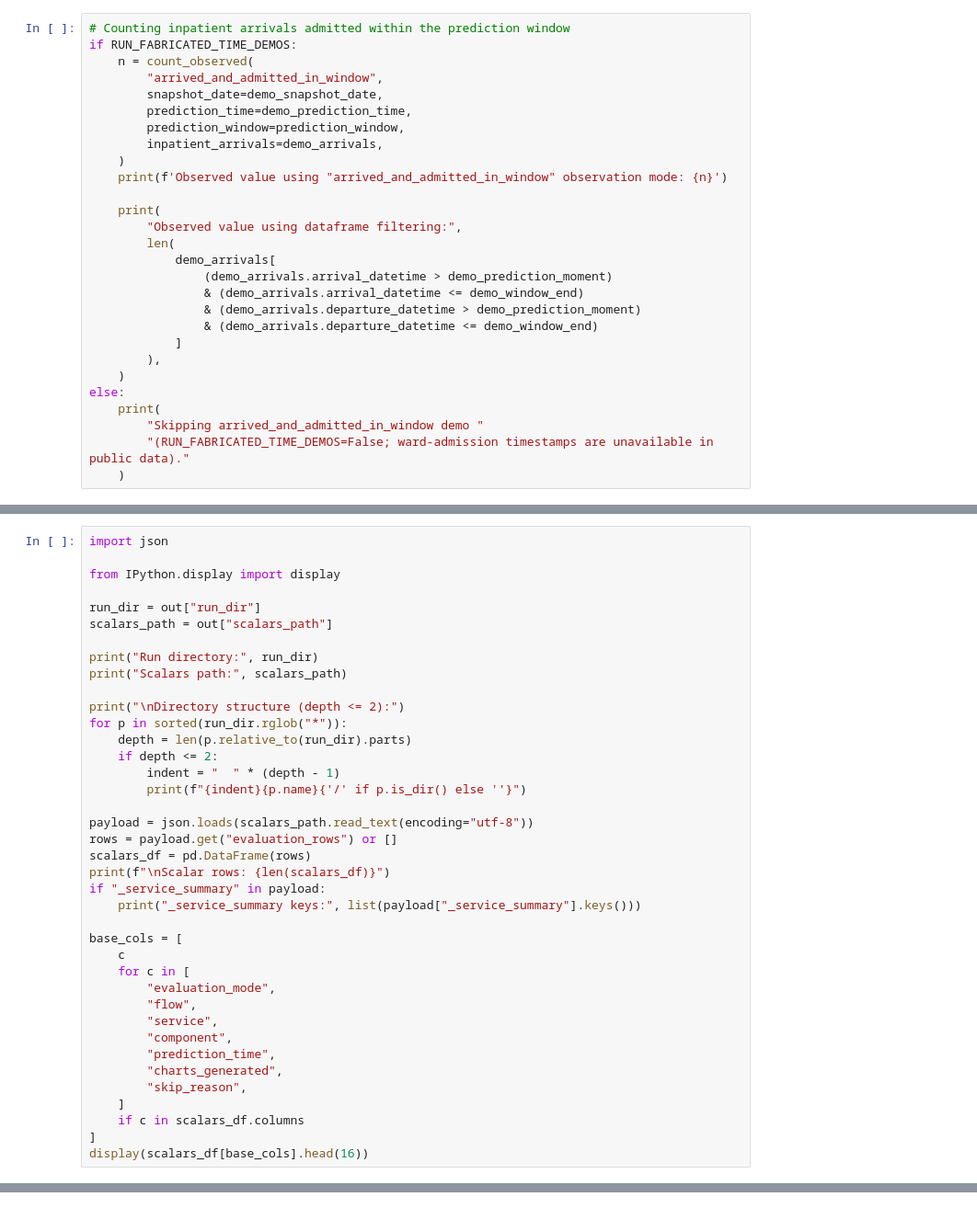
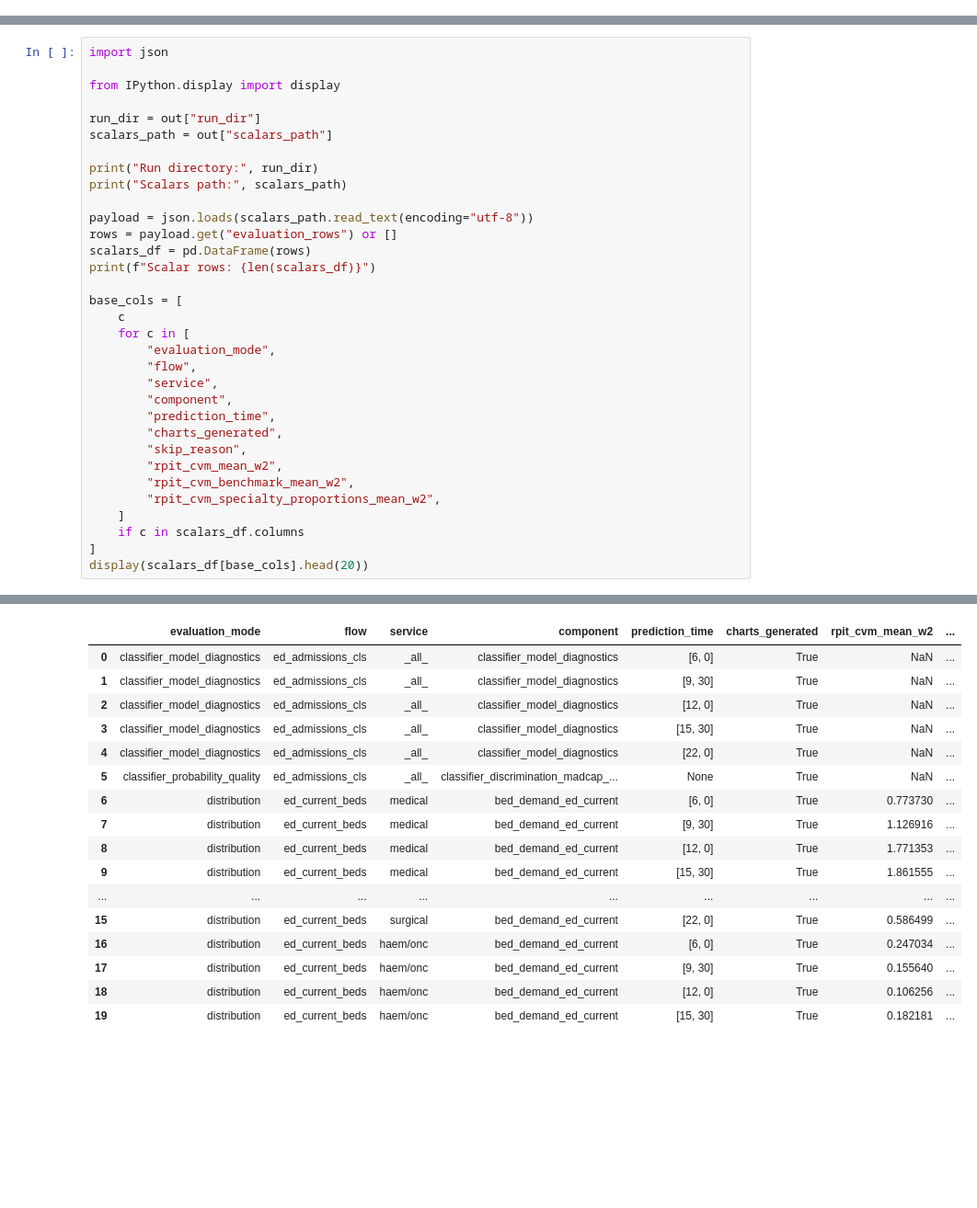
Before and after one commit to UCL-CORU/patientflow, a Jupyter notebook: notebooks/4d_Evaluate_demand_predictions.ipynb, the cells around one changed output, grey strips where cells are left out. Shown at 92% size. Cells and saved outputs as stored; diff of their text form; blank space fills up the shorter version.

```diff
--- a/notebooks/4d_Evaluate_demand_predictions.ipynb
+++ b/notebooks/4d_Evaluate_demand_predictions.ipynb
@@ -288,28 +0,0 @@ print(
-# %%
-# Counting inpatient arrivals admitted within the prediction window
-if RUN_FABRICATED_TIME_DEMOS:
-    n = count_observed(
-        "arrived_and_admitted_in_window",
-        snapshot_date=demo_snapshot_date,
-        prediction_time=demo_prediction_time,
-        prediction_window=prediction_window,
-        inpatient_arrivals=demo_arrivals,
-    )
-    print(f'Observed value using "arrived_and_admitted_in_window" observation mode: {n}')
-
-    print(
-        "Observed value using dataframe filtering:",
-        len(
-            demo_arrivals[
-                (demo_arrivals.arrival_datetime > demo_prediction_moment)
-                & (demo_arrivals.arrival_datetime <= demo_window_end)
-                & (demo_arrivals.departure_datetime > demo_prediction_moment)
-                & (demo_arrivals.departure_datetime <= demo_window_end)
-            ]
-        ),
-    )
-else:
-    print(
-        "Skipping arrived_and_admitted_in_window demo "
-        "(RUN_FABRICATED_TIME_DEMOS=False; ward-admission timestamps are unavailable in public data)."
-    )
@@ -662,19 +394,10 @@ scalars_path = out["scalars_path"]
 print("Run directory:", run_dir)
 print("Scalars path:", scalars_path)
 
-print("\nDirectory structure (depth <= 2):")
-for p in sorted(run_dir.rglob("*")):
-    depth = len(p.relative_to(run_dir).parts)
-    if depth <= 2:
-        indent = "  " * (depth - 1)
-        print(f"{indent}{p.name}{'/' if p.is_dir() else ''}")
-
 payload = json.loads(scalars_path.read_text(encoding="utf-8"))
 rows = payload.get("evaluation_rows") or []
 scalars_df = pd.DataFrame(rows)
-print(f"\nScalar rows: {len(scalars_df)}")
-if "_service_summary" in payload:
-    print("_service_summary keys:", list(payload["_service_summary"].keys()))
+print(f"Scalar rows: {len(scalars_df)}")
 
 base_cols = [
     c
@@ -686,7 +409,11 @@ base_cols = [
         "prediction_time",
         "charts_generated",
         "skip_reason",
+        "rpit_cvm_mean_w2",
+        "rpit_cvm_benchmark_mean_w2",
+        "rpit_cvm_specialty_proportions_mean_w2",
     ]
     if c in scalars_df.columns
 ]
-display(scalars_df[base_cols].head(16))
+display(scalars_df[base_cols].head(20))
+# %% [output]
@@ -692,0 +423,17 @@ display(scalars_df[base_cols].head(16))
+|  | evaluation_mode | flow | service | component | prediction_time | charts_generated | rpit_cvm_mean_w2 | ... |
+| 0 | classifier_model_diagnostics | ed_admissions_cls | _all_ | classifier_model_diagnostics | [6, 0] | True | NaN | ... |
+| 1 | classifier_model_diagnostics | ed_admissions_cls | _all_ | classifier_model_diagnostics | [9, 30] | True | NaN | ... |
+| 2 | classifier_model_diagnostics | ed_admissions_cls | _all_ | classifier_model_diagnostics | [12, 0] | True | NaN | ... |
+| 3 | classifier_model_diagnostics | ed_admissions_cls | _all_ | classifier_model_diagnostics | [15, 30] | True | NaN | ... |
+| 4 | classifier_model_diagnostics | ed_admissions_cls | _all_ | classifier_model_diagnostics | [22, 0] | True | NaN | ... |
+| 5 | classifier_probability_quality | ed_admissions_cls | _all_ | classifier_discrimination_madcap_... | None | True | NaN | ... |
+| 6 | distribution | ed_current_beds | medical | bed_demand_ed_current | [6, 0] | True | 0.773730 | ... |
+| 7 | distribution | ed_current_beds | medical | bed_demand_ed_current | [9, 30] | True | 1.126916 | ... |
+| 8 | distribution | ed_current_beds | medical | bed_demand_ed_current | [12, 0] | True | 1.771353 | ... |
+| 9 | distribution | ed_current_beds | medical | bed_demand_ed_current | [15, 30] | True | 1.861555 | ... |
+| ... | ... | ... | ... | ... | ... | ... | ... | ... |
+| 15 | distribution | ed_current_beds | surgical | bed_demand_ed_current | [22, 0] | True | 0.586499 | ... |
+| 16 | distribution | ed_current_beds | haem/onc | bed_demand_ed_current | [6, 0] | True | 0.247034 | ... |
+| 17 | distribution | ed_current_beds | haem/onc | bed_demand_ed_current | [9, 30] | True | 0.155640 | ... |
+| 18 | distribution | ed_current_beds | haem/onc | bed_demand_ed_current | [12, 0] | True | 0.106256 | ... |
+| 19 | distribution | ed_current_beds | haem/onc | bed_demand_ed_current | [15, 30] | True | 0.182181 | ... |
```
Also changed, not shown: parts of 46 cells of this notebook, 24 other files.
